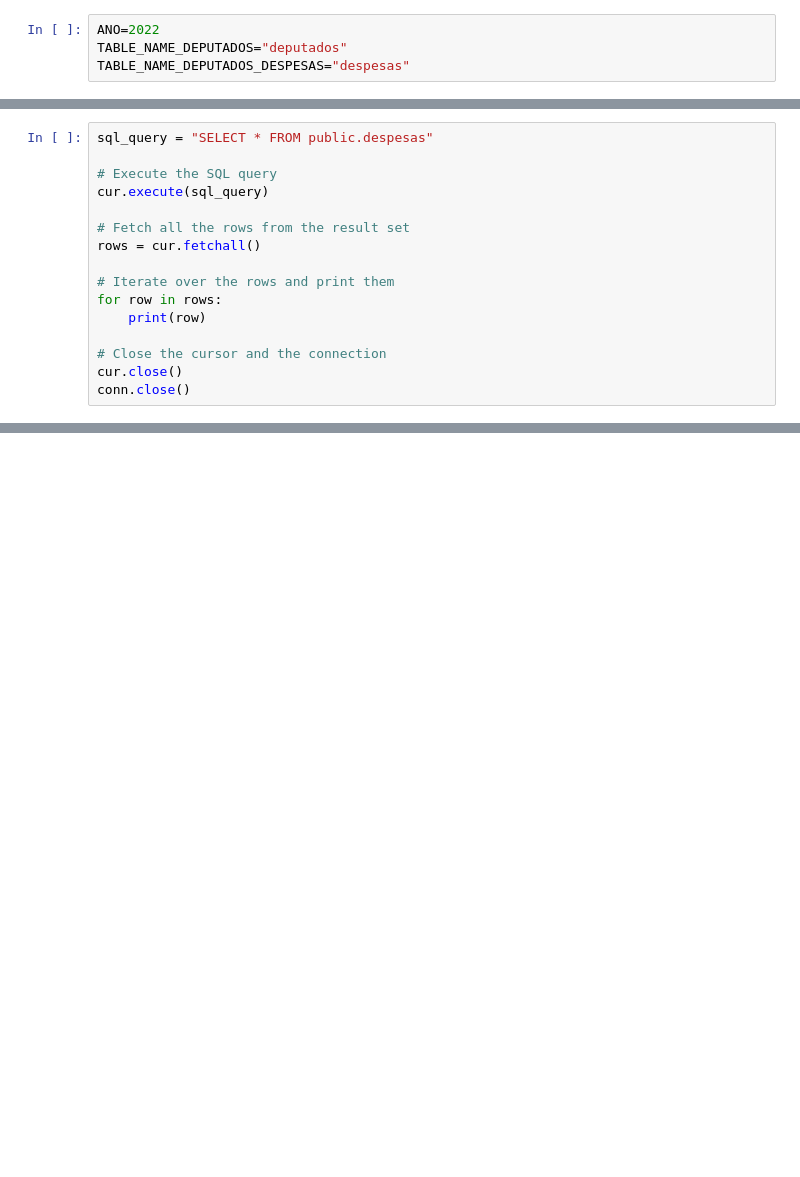
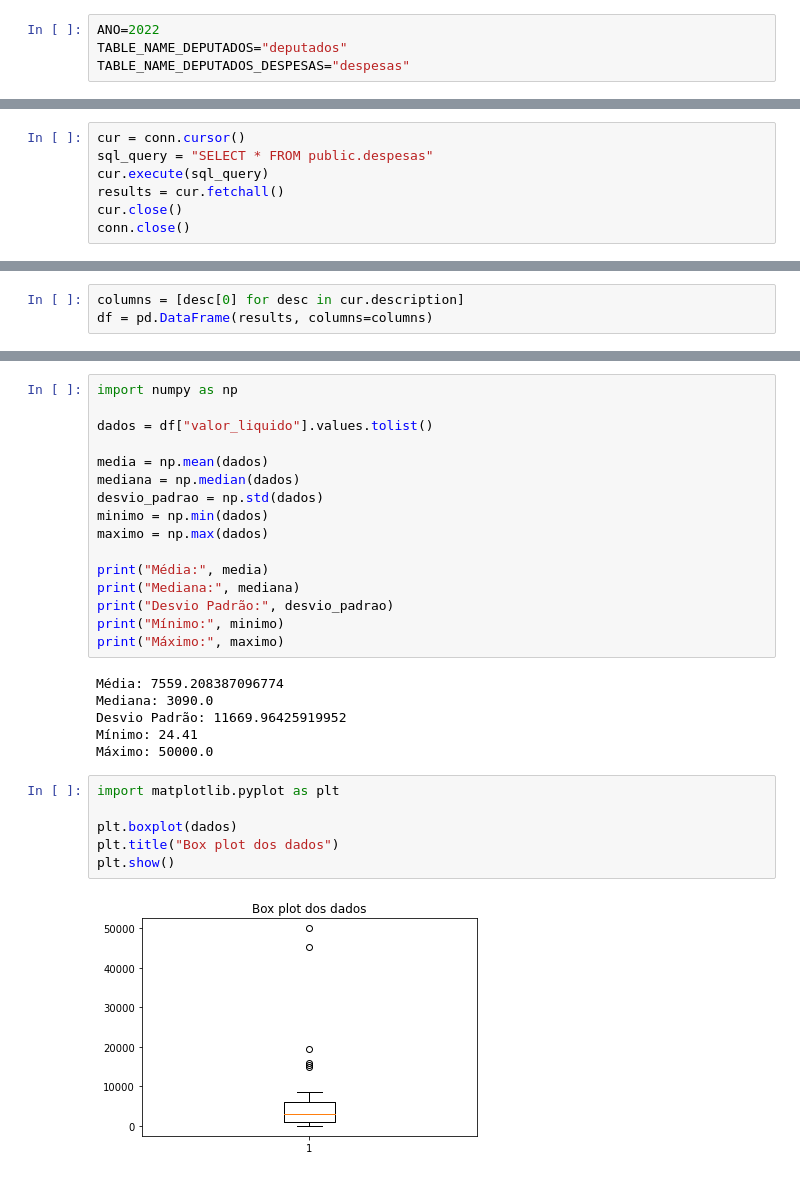
Before and after one commit to borgettas/iesb-projeto-integrador-ii, a Jupyter notebook: app/analytics/exploration.ipynb, the cells around one changed output, grey strips where cells are left out. Saved outputs shown, nothing was run; the diff lists cells and outputs as text; blank space fills up the shorter version.

Commit message:
chore: add data analytics

```diff
--- a/app/analytics/exploration.ipynb
+++ b/app/analytics/exploration.ipynb
@@ -26,16 +36,7 @@ cur = conn.cursor()
 # %%
+cur = conn.cursor()
 sql_query = "SELECT * FROM public.despesas"
-
-# Execute the SQL query
 cur.execute(sql_query)
-
-# Fetch all the rows from the result set
-rows = cur.fetchall()
-
-# Iterate over the rows and print them
-for row in rows:
-    print(row)
-
-# Close the cursor and the connection
+results = cur.fetchall()
 cur.close()
 conn.close()
@@ -43,0 +43,3 @@ InFailedSqlTransaction: current transaction is aborted, commands ignored until e
+# %%
+columns = [desc[0] for desc in cur.description]
+df = pd.DataFrame(results, columns=columns)
@@ -43,0 +66,30 @@ InFailedSqlTransaction: current transaction is aborted, commands ignored until e
+# %%
+import numpy as np
+
+dados = df["valor_liquido"].values.tolist()
+
+media = np.mean(dados)
+mediana = np.median(dados)
+desvio_padrao = np.std(dados)
+minimo = np.min(dados)
+maximo = np.max(dados)
+
+print("Média:", media)
+print("Mediana:", mediana)
+print("Desvio Padrão:", desvio_padrao)
+print("Mínimo:", minimo)
+print("Máximo:", maximo)
+# %% [output]
+Média: 7559.208387096774
+Mediana: 3090.0
+Desvio Padrão: 11669.96425919952
+Mínimo: 24.41
+Máximo: 50000.0
+# %%
+import matplotlib.pyplot as plt
+
+plt.boxplot(dados)
+plt.title("Box plot dos dados")
+plt.show()
+# %% [output]
+[figure, added]
```
Also changed, not shown: parts of 9 cells of this notebook, 2 other files.
